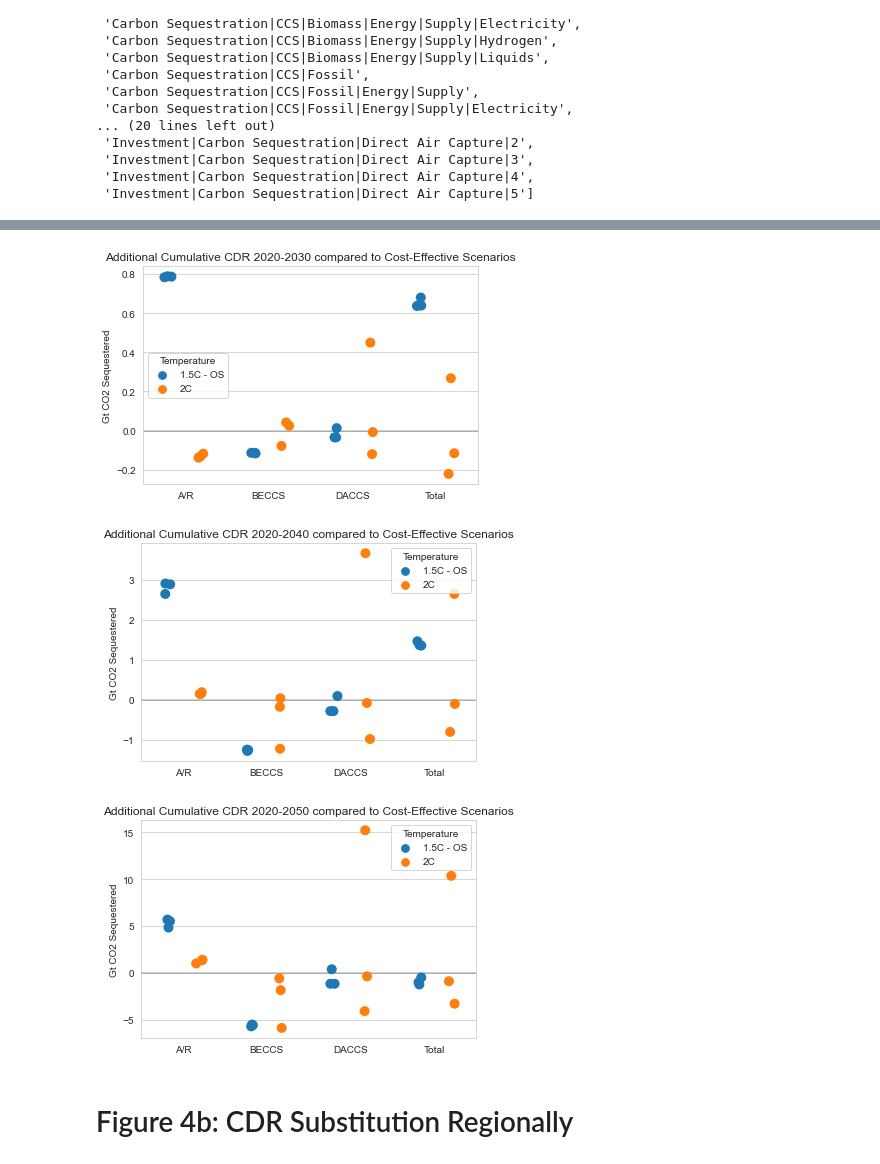
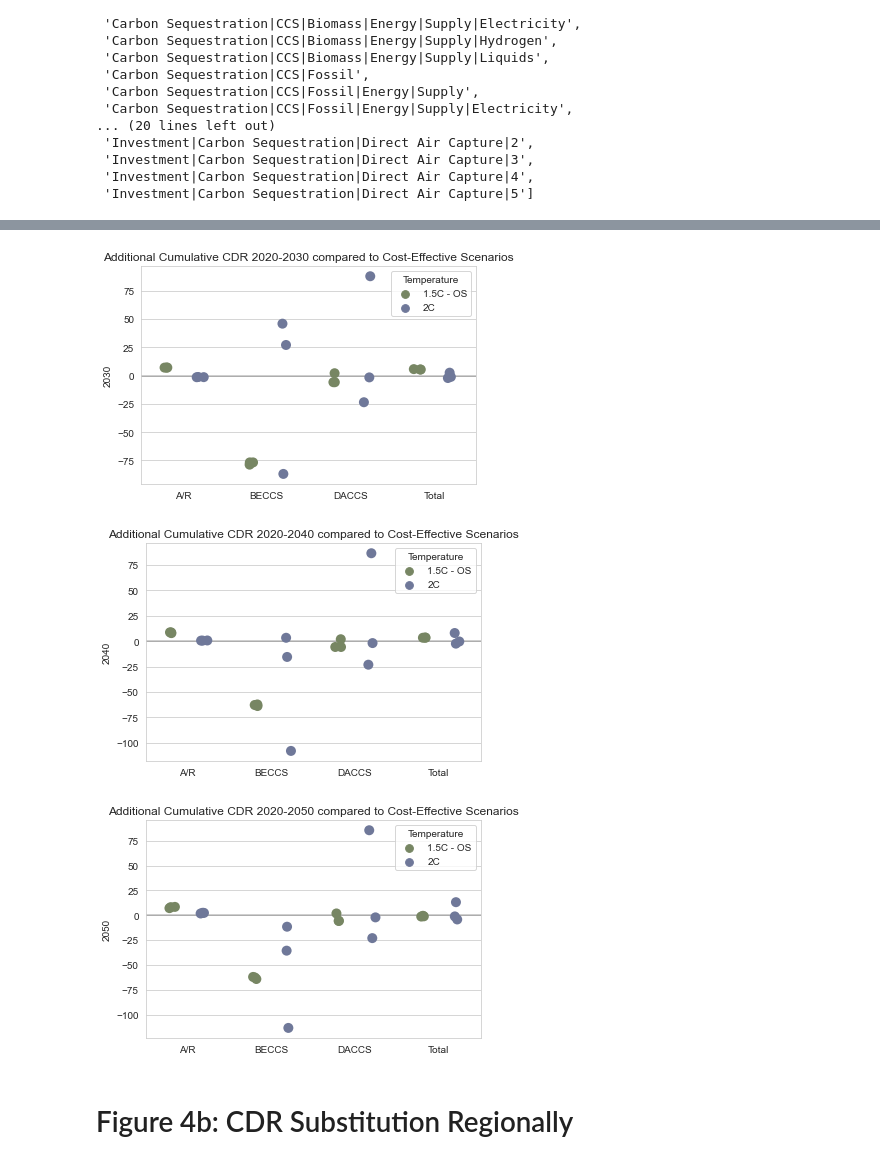
Before and after one commit to iiasa/gidden_brutschin_et_al_2023, a Jupyter notebook: figures/figs_1-4.ipynb, the cells around one changed output, grey strips where cells are left out. Drawn from its saved outputs; the diff is of its cells as text; code cells hidden in the pictures.

Commit message:
update fig1-4 to color palettes

```diff
--- a/figures/figs_1-4.ipynb
+++ b/figures/figs_1-4.ipynb
@@ -72,8 +68,7 @@ handles, labels = ax.get_legend_handles_labels()
 # %%
 scale = 1.5
 fig, ax = plt.subplots(figsize=(5 * scale, 2.5 * scale))
-variable = 'Emissions|CO2'
-data = df.filter(variable=variable, region='World', year=range(1990, 2101))
+data = df.filter(variable='Emissions|CO2', region='World', year=range(1990, 2101))
 (
     data
     .filter(Illustrative='Yes', Governance='Unconstrained Governance')
@@ -94,6 +89,8 @@ data = df.filter(variable=variable, region='World', year=range(1990, 2101))
     .plot
     .line(color='Temperature', marker='Governance', ax=ax, alpha=0.5, legend=False, markersize=3)
 )
-ax.set_title(f'{variable}')
+ax.set_title('Global CO2 Emissions')
 ax.legend(handles[:-7] + handles[-3:-1], labels[:-7] + labels[-3:-1], **dict(loc="center left", bbox_to_anchor=(1.0, 0.5)))
+
+fig.savefig('./files/fig1.svg', bbox_inches='tight')
 # %% [output]
@@ -198,18 +195,21 @@ def cumulative_cdr_for_year(df, year, relative=True, gov=False):
     pdata = pd.melt(pdata, value_vars=pdata.columns, ignore_index=False)
     return pdata
 # %%
-for year in [2030, 2040, 2050]:
+relative = False
+ylabel = '% Change' if relative else 'Gt CO2 Sequestered'
+
+for label, year in zip(['a', 'b', 'c'], [2030, 2040, 2050]):
     fig, ax = plt.subplots()
     hue_order = ['A/R', 'BECCS', 'Total']
     pdata = cumulative_cdr_for_year(df, year, relative=True)
-#    sns.boxplot(data=pdata.reset_index(), x="variable", y="value", hue='Temperature', order=hue_order, ax=ax, showfliers=False)
     sns.stripplot(
-        data=pdata.reset_index(), x="variable", y="value", hue='Temperature',
+        data=pdata.reset_index(), x="variable", y="value", hue='Temperature', palette=palette,
         order=hue_order, size=10,
         #dodge=True, jitter=False,
         ax=ax
     )
     ax.set_xlabel('')
-    ax.set_ylabel('% Change')
+    ax.set_ylabel(ylabel)
     ax.set_title(f'Additional Cumulative CDR in {year} compared to No-DACCS')
+    fig.savefig(f'files/fig2{label}.svg')
 # %% [output]
@@ -240,26 +251,30 @@ def make_data_gov(df, region='World', variable='Cumulative CDR from 2020', year=
         pdata = 100 * pdata /  data.loc['Medium Governance'].droplevel(idx)
     return data, pdata.reset_index()
 # %%
-for year in [2030, 2040, 2050]:
+relative = True
+ylabel = '% Change' if relative else 'Gt CO2 Sequestered'
+
+for label, year in zip(['a1', 'a2', 'a3'], [2030, 2040, 2050]):
     fig, ax = plt.subplots()
     hue_order = ['A/R', 'BECCS', 'DACCS', 'Total']
-    pdata = cumulative_cdr_for_year(df, year, relative=False, gov=True)
+    pdata = cumulative_cdr_for_year(df, year, relative=relative, gov=True)
 
     sns.stripplot(
-        data=pdata.reset_index(), x="variable", y="value", hue='Temperature',
+        data=pdata.reset_index(), x="variable", y="value", hue='Temperature', palette=palette,
         order=hue_order, size=10,
         dodge=True, jitter=True,
         ax=ax
     )
 
     ax.set_xlabel('')
     ax.axhline(0, c='k', alpha=0.25)
-    ax.set_ylabel('Gt CO2 Sequestered')
+    ax.set_ylabel(year)
     ax.set_title(f'Additional Cumulative CDR 2020-{year} compared to Cost-Effective Scenarios')
+    fig.savefig(f'files/fig4{label}.svg')
 # %% [output]
-[figure, old version]
+[figure, new version]
-[figure, old version]
+[figure, new version]
-[figure, old version]
+[figure, new version]
 # %% [markdown]
 # Figure 4b: CDR Substitution Regionally
 # %%
```
Also changed, not shown: parts of 10 cells of this notebook.
